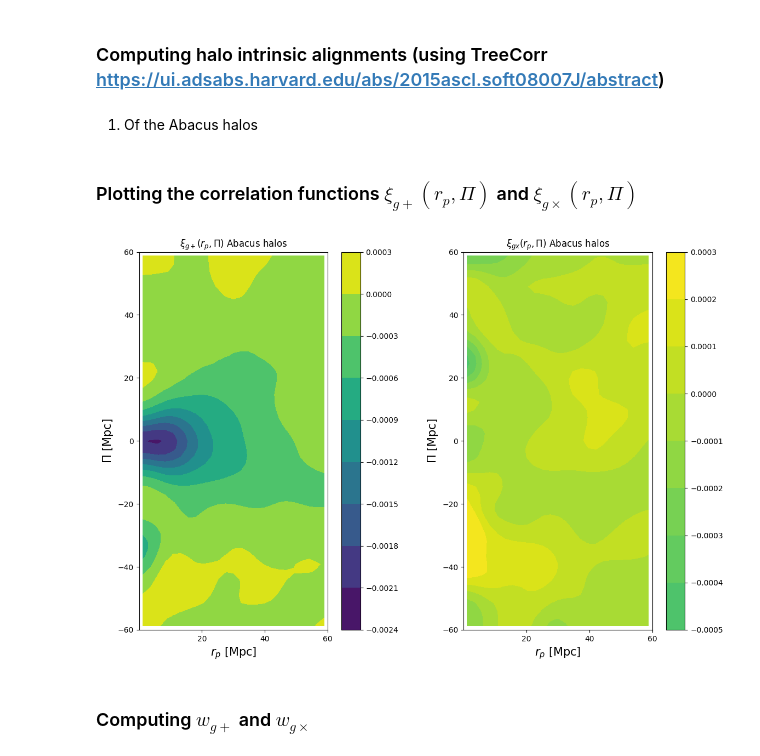
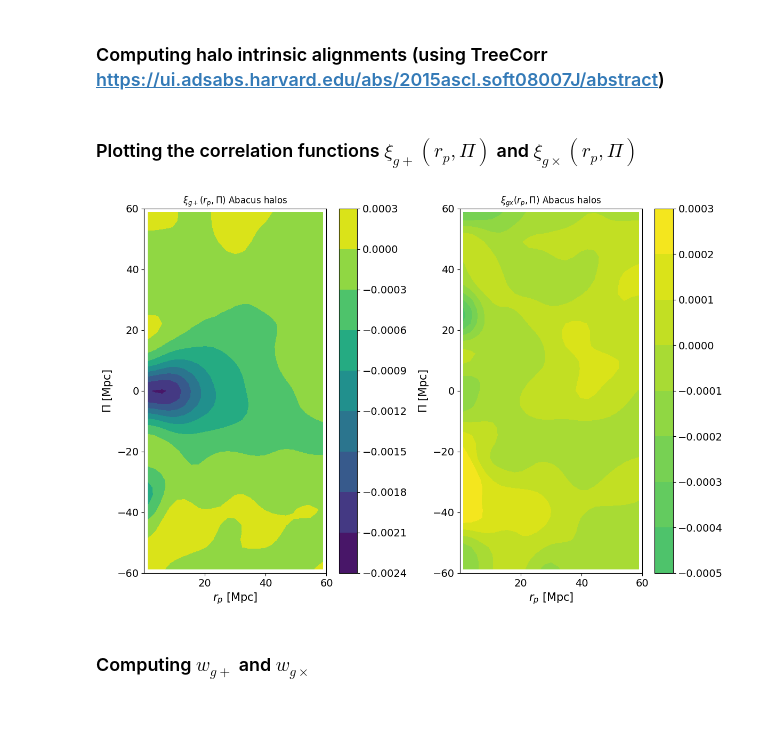
Before and after one commit to antonincorinaldi/3D_intrinsic_alignment, a Jupyter notebook: notebooks/intrinsic_alignment/TreeCorr_halos.ipynb, the cells around one changed output. Cells and saved outputs as stored; diff of their text form; code cells hidden in the pictures; blank space fills up the shorter version.

```diff
--- a/notebooks/intrinsic_alignment/TreeCorr_halos.ipynb
+++ b/notebooks/intrinsic_alignment/TreeCorr_halos.ipynb
@@ -129,16 +137,16 @@ def population_3D (mu_tau_B, mu_tau_C, sigma_tau_B, sigma_tau_C, r_tau, el=halos
 # Function to compute the projected ellipticities of the halos after projection of their 3D shape
 
 
-def simulator(theta,
+def simulator(theta, # Parameters of the model (mu_tau_B, mu_tau_C, sigma_tau_B, sigma_tau_C, r_tau)
                 el=halos_table,
                 nb_halos=nb_halos,
                 p_axis='y', # The direction of projection (here 'y' denotes by convention the direction of the line-of-sight)
                 e_bins=np.linspace(0,1,100) # The number of bins for the histogram of e_counts (output)
                ):
 
-    tau_B, tau_C, sigma_tau_B, sigma_tau_C, r_tau = theta
+    mu_tau_B, mu_tau_C, sigma_tau_B, sigma_tau_C, r_tau = theta
 
-    evcl, evls = population_3D (tau_B, tau_C, sigma_tau_B, sigma_tau_C, r_tau, el, nb_halos)
+    evcl, evls = population_3D (mu_tau_B, mu_tau_C, sigma_tau_B, sigma_tau_C, r_tau, el, nb_halos)
 
 
     # Projection 3D => 2D
@@ -179,8 +187,6 @@ e1_halos, e2_halos = simulator([1,1,0,0,0], el=halos_table)
 halos_table['e1']= e1_halos ; halos_table['e2']= e2_halos
 # %% [markdown]
 ### Computing halo intrinsic alignments (using TreeCorr https://ui.adsabs.harvard.edu/abs/2015ascl.soft08007J/abstract)
-# %% [markdown]
-1) Of the Abacus halos
 # %%
 # Function that computes the 2-point correlation function xi_g+ and xi_gx for the Abacus halos projected shapes and the associated variances (using Jackknife)
 
@@ -213,17 +219,20 @@ def compute_halo_intrinsic_alignments (x_val, y_val, z_val, e1, e2, nrp=25, npi=
 
         xi_gp.append(xi_p) ; xi_gc.append(xi_c) ; var.append(var2) ; rp.append(r)
 
-    xi_gp_halos_tc=np.array(xi_gp) ; xi_gc_halos_tc=np.array(xi_gc) ; var_halos_tc = np.array(var) ; r_halos_tc = np.array(rp)
+    xi_gp_halos=np.array(xi_gp) ; xi_gc_halos=np.array(xi_gc) ; var_halos = np.array(var) ; r_halos = np.array(rp)
 
-    return xi_gp_halos_tc, xi_gc_halos_tc, var_halos_tc, r_halos_tc
+    return xi_gp_halos, xi_gc_halos, var_halos, r_halos
 # %%
-xi_gp_halos_tc, xi_gc_halos_tc, var_halos_tc, r_halos_tc = compute_halo_intrinsic_alignments (x_val, y_val, z_val, e1_halos, e2_halos, nrp=25, npi=50, npatch=20)
+xi_gp_halos, xi_gc_halos, var_halos, r_halos = compute_halo_intrinsic_alignments (x_val, y_val, z_val,
+                                                                                  e1_halos, e2_halos,
+                                                                                  nrp=25, npi=50, npatch=20)
 # %% [markdown]
 ### Plotting the correlation functions $\xi_{g+}(r_p,\Pi)$ and $\xi_{g\times}(r_p,\Pi)$
 # %%
-# Function to plot the correlation function in the rp-Pi plane
+# Function to plot the correlation functions in the rp-Pi plane
 
-def make_rsd_diagram(xi_gn_p_results, xi_gn_x_results, rmin=60, sigma=2, contourf=True, vmin=None, vmax=None, log=False, title_p='', title_x=''):
+def plotting_correlation_function(xi_gn_p_results, xi_gn_x_results, rmin=60, sigma=2,
+                                  contourf=True, vmin=None, vmax=None, log=False, title_p='', title_x=''):
 
 
     smoothed_xi_gn_p_results = gaussian_filter(xi_gn_p_results, sigma=sigma)
@@ -254,9 +263,11 @@ def make_rsd_diagram(xi_gn_p_results, xi_gn_x_results, rmin=60, sigma=2, contour
     plt.ylim(-rmin, rmin)
     plt.gca().set_aspect('equal')
     plt.xticks([20, 40, 60])
-    plt.colorbar()
+    colorbar = plt.colorbar()
+    colorbar.ax.tick_params(labelsize=14)
     plt.ylabel(r'$\Pi$ [Mpc]', fontsize=15)
     plt.xlabel(r'$r_p$ [Mpc]', fontsize=15)
+    plt.tick_params(axis='both', which='major', labelsize=14)
     plt.title(title_p)
 
 
@@ -272,17 +283,22 @@ def make_rsd_diagram(xi_gn_p_results, xi_gn_x_results, rmin=60, sigma=2, contour
     plt.ylim(-rmin, rmin)
     plt.gca().set_aspect('equal')
     plt.xticks([20, 40, 60])
-    plt.colorbar()
+    colorbar = plt.colorbar()
+    colorbar.ax.tick_params(labelsize=14)
     plt.ylabel(r'$\Pi$ [Mpc]', fontsize=15)
     plt.xlabel(r'$r_p$ [Mpc]', fontsize=15)
+    plt.tick_params(axis='both', which='major', labelsize=14)
     plt.title(title_x)
 
     plt.tight_layout()
     plt.show()
 # %%
-make_rsd_diagram(xi_gp_halos_tc.T, xi_gc_halos_tc.T, rmin=60, sigma=2, contourf=True, vmin=-0.0024, vmax=0.0003, log=False, title_p=r'$\xi_{g+}(r_p,\Pi)$ Abacus halos', title_x=r'$\xi_{gx}(r_p,\Pi)$ Abacus halos')
+plotting_correlation_function(xi_gp_halos.T, xi_gc_halos.T, rmin=60, sigma=2,
+                              contourf=True, vmin=-0.0024, vmax=0.0003, log=False,
+                              title_p=r'$\xi_{g+}(r_p,\Pi)$ Abacus halos',
+                              title_x=r'$\xi_{gx}(r_p,\Pi)$ Abacus halos')
 # %% [output]
-[figure, old version]
+[figure, new version]
 # %% [markdown]
 ### Computing $w_{g+}$ and $w_{g\times}$
 # %% [markdown]
```
Also changed, not shown: parts of 3 cells of this notebook.
